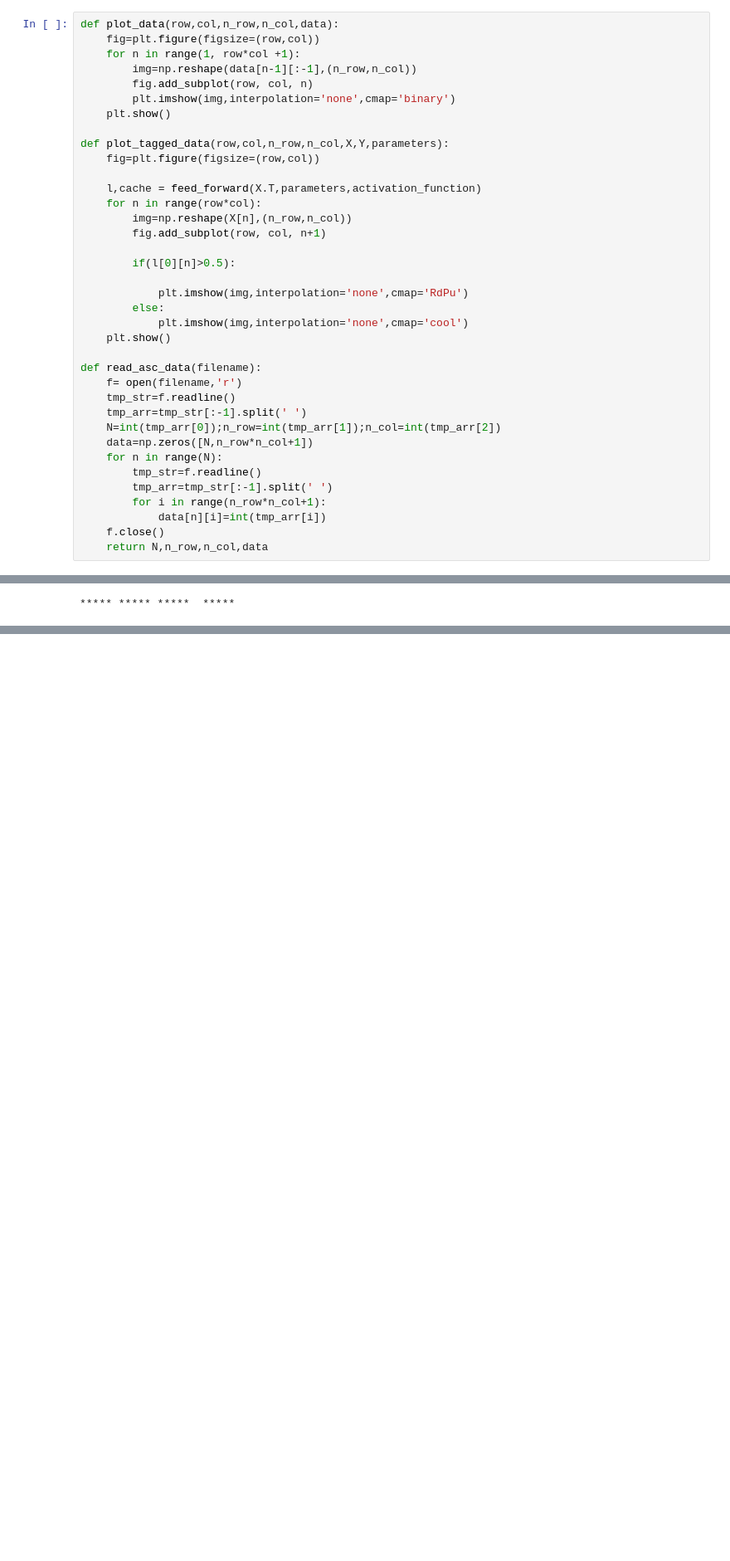
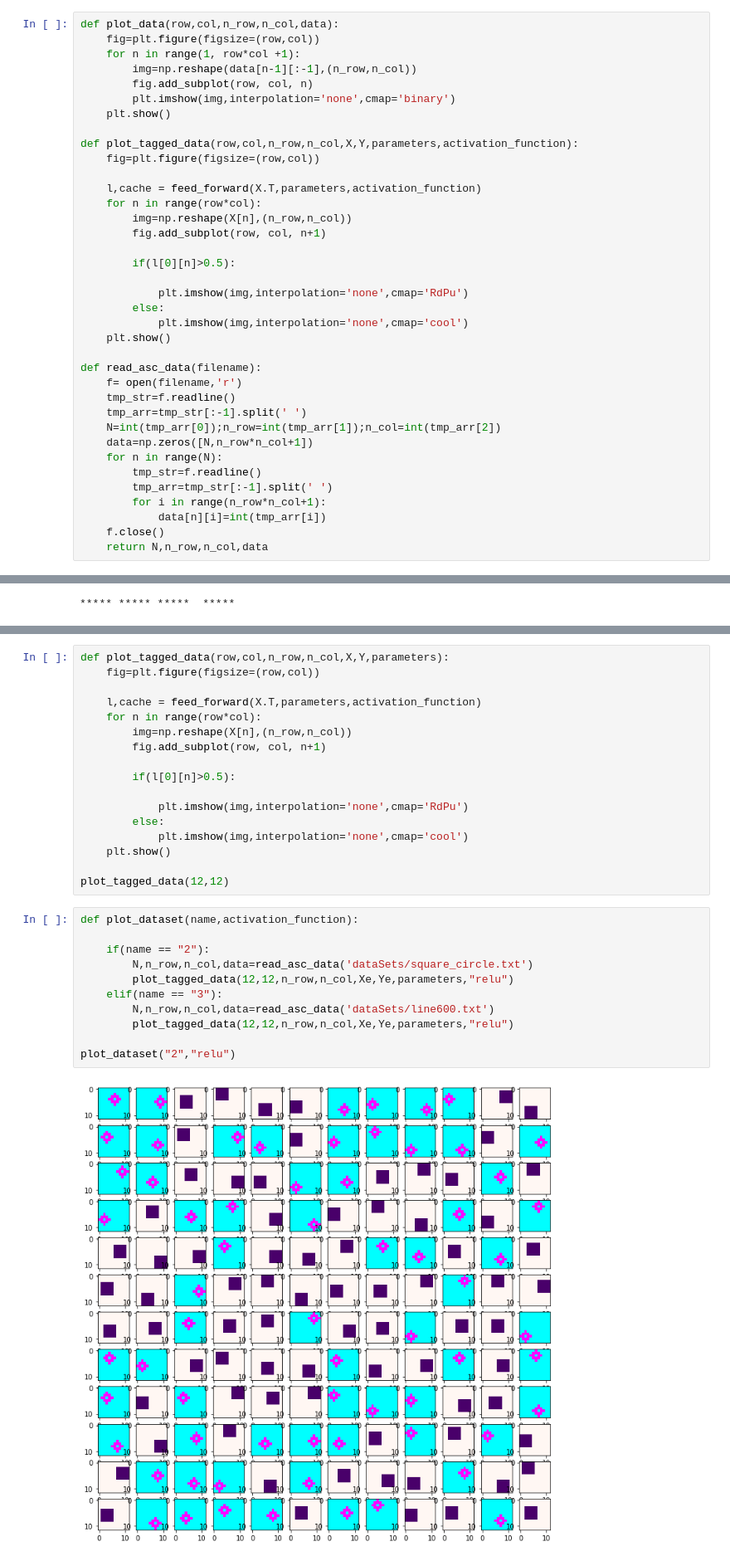
Before and after one commit to GuilhermeViveiros/Shallow-Neural-Networks, a Jupyter notebook: ShallowNetworks.ipynb, the cells around one changed output, grey strips where cells are left out. Shown at 83% size. Cells and saved outputs as stored; diff of their text form; blank space fills up the shorter version.

```diff
--- a/ShallowNetworks.ipynb
+++ b/ShallowNetworks.ipynb
@@ -23,7 +23,7 @@ def plot_data(row,col,n_row,n_col,data):
         plt.imshow(img,interpolation='none',cmap='binary')
     plt.show()
 
-def plot_tagged_data(row,col,n_row,n_col,X,Y,parameters):
+def plot_tagged_data(row,col,n_row,n_col,X,Y,parameters,activation_function):
     fig=plt.figure(figsize=(row,col))
 
     l,cache = feed_forward(X.T,parameters,activation_function)
@@ -758,3 +776,33 @@ my_confusion_matrix(parameters)
 [figure]
 ----------  Confusion matrix on test set with 300 ------------
 [figure]
+# %%
+def plot_tagged_data(row,col,n_row,n_col,X,Y,parameters):
+    fig=plt.figure(figsize=(row,col))
+
+    l,cache = feed_forward(X.T,parameters,activation_function)
+    for n in range(row*col):
+        img=np.reshape(X[n],(n_row,n_col))
+        fig.add_subplot(row, col, n+1)
+
+        if(l[0][n]>0.5):
+
+            plt.imshow(img,interpolation='none',cmap='RdPu')
+        else:
+            plt.imshow(img,interpolation='none',cmap='cool')
+    plt.show()
+
+plot_tagged_data(12,12)
+# %%
+def plot_dataset(name,activation_function):
+
+    if(name == "2"):
+        N,n_row,n_col,data=read_asc_data('dataSets/square_circle.txt')
+        plot_tagged_data(12,12,n_row,n_col,Xe,Ye,parameters,"relu")
+    elif(name == "3"):
+        N,n_row,n_col,data=read_asc_data('dataSets/line600.txt')
+        plot_tagged_data(12,12,n_row,n_col,Xe,Ye,parameters,"relu")
+
+plot_dataset("2","relu")
+# %% [output]
+[figure, added]
```
Also changed, not shown: parts of 3 cells of this notebook.
